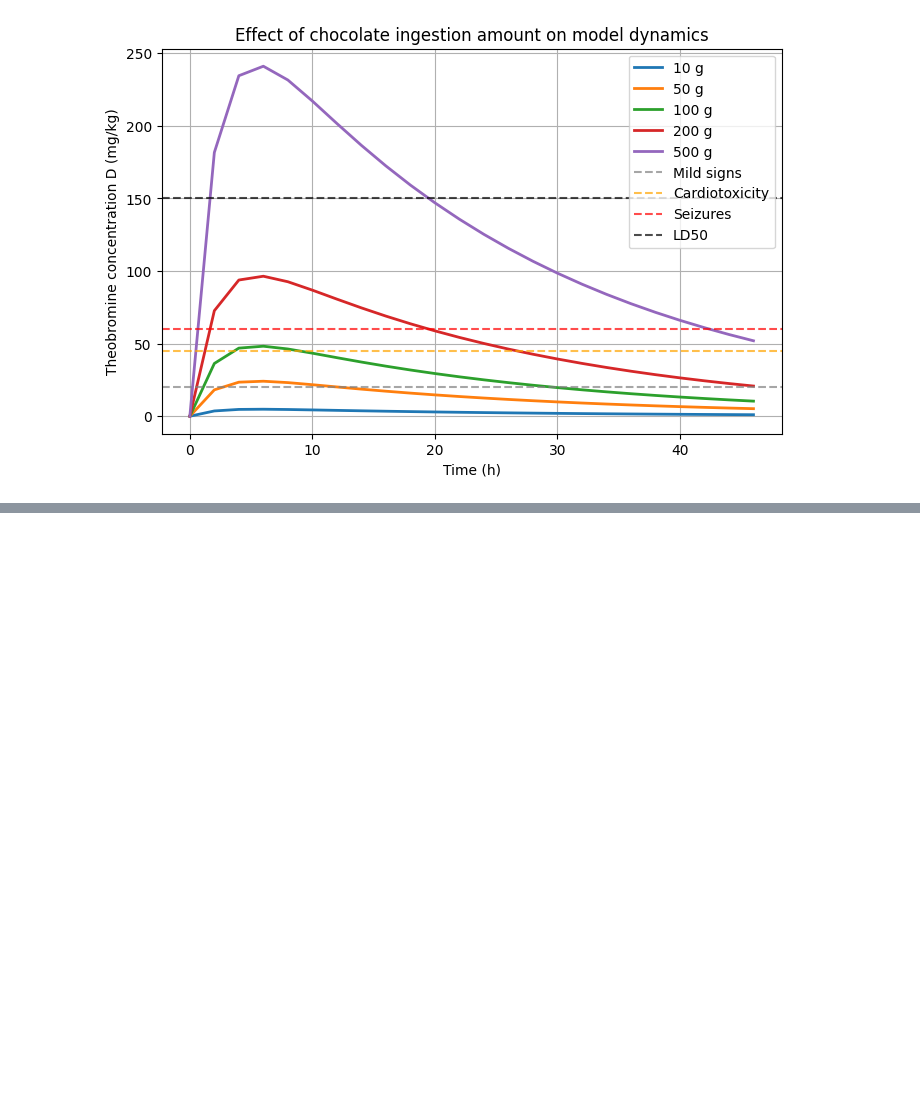
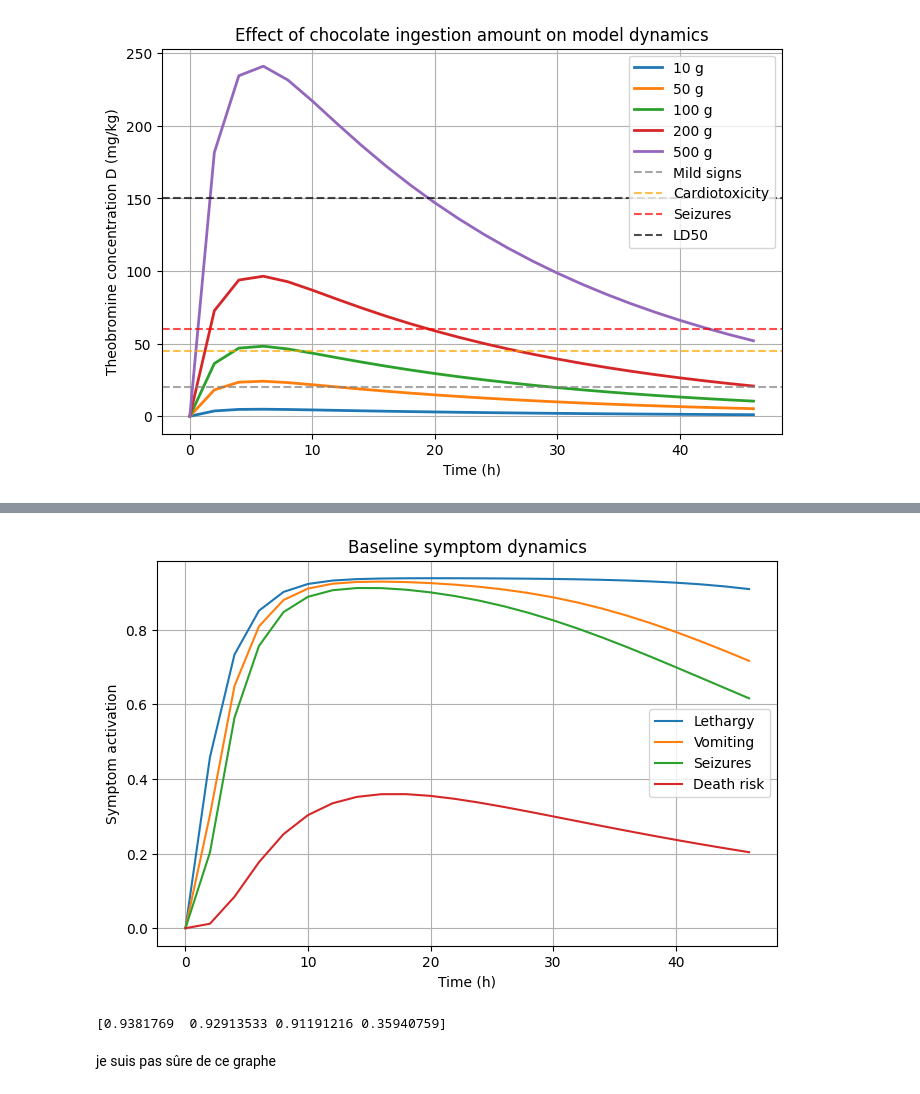
Before and after one commit to Rem1803/Projet_Chien_Chocolat, a Jupyter notebook: capucine.ipynb, the cells around one changed output, grey strips where cells are left out. Drawn from its saved outputs; the diff is of its cells as text; code cells hidden in the pictures; blank space fills up the shorter version.

```diff
--- a/capucine.ipynb
+++ b/capucine.ipynb
@@ -258,0 +299,25 @@ Chocolat noir: Dmax = 482.0309 mg/kg
+# %%
+sol = run_sim(200, c_type[2], 15)
+
+plt.figure(figsize=(8,5))
+
+plt.plot(sol.t, sol.y[2], label='Lethargy')
+plt.plot(sol.t, sol.y[3], label='Vomiting')
+plt.plot(sol.t, sol.y[4], label='Seizures')
+plt.plot(sol.t, sol.y[5], label='Death risk')
+
+plt.xlabel('Time (h)')
+plt.ylabel('Symptom activation')
+plt.title('Baseline symptom dynamics')
+plt.legend()
+plt.grid()
+plt.show()
+# %% [output]
+[figure, added]
+# %%
+Smax = np.max(sol.y[2:6], axis=1)
+print(Smax)
+# %% [output]
+[0.9381769  0.92913533 0.91191216 0.35940759]
+# %% [markdown]
+je suis pas sûre de ce graphe
```
Also changed, not shown: parts of 4 cells of this notebook, 8 other files.
